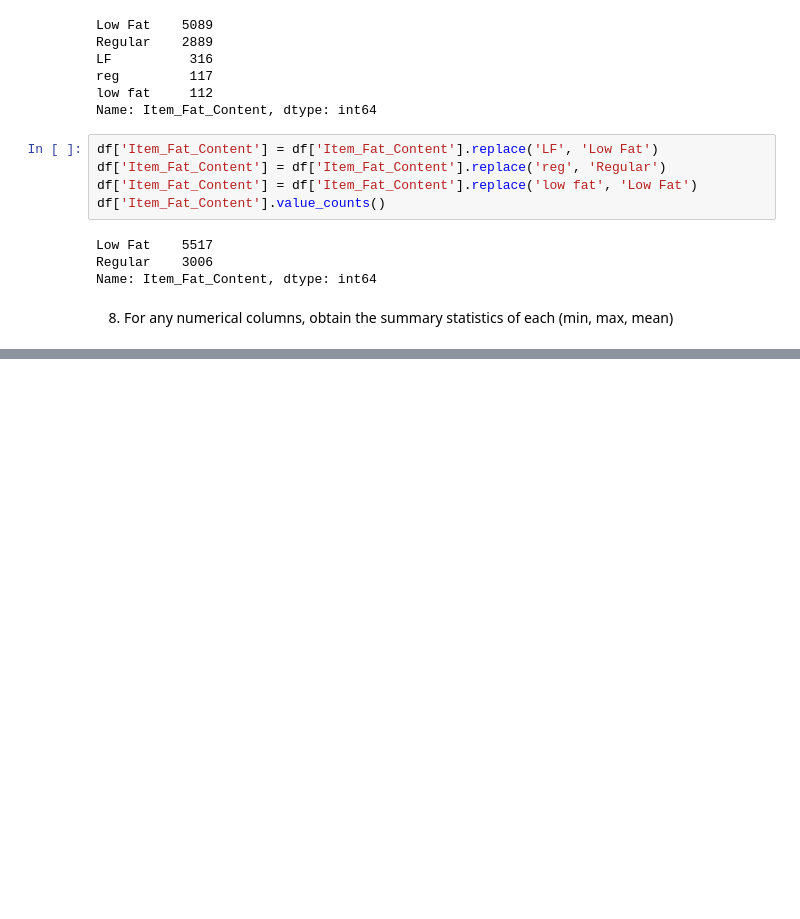
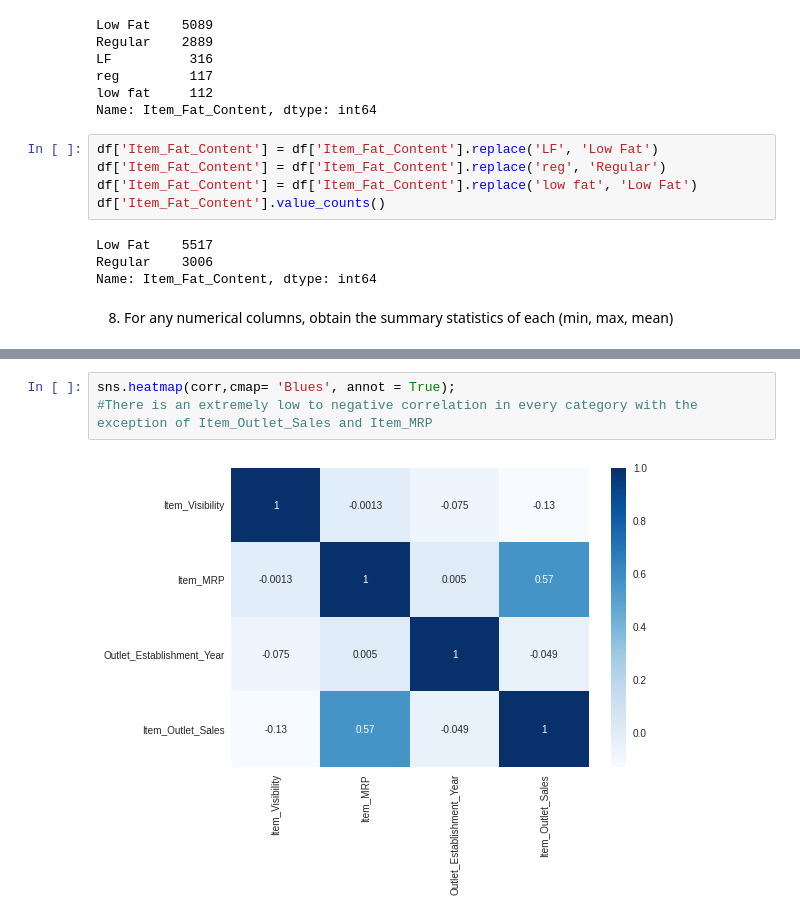
Before and after one commit to CheyQ27/Grocery-Sales, a Jupyter notebook: Sales_Predictions.ipynb, the cells around one changed output, grey strips where cells are left out. Saved outputs shown, nothing was run; the diff lists cells and outputs as text; blank space fills up the shorter version.

```diff
--- a/Sales_Predictions.ipynb
+++ b/Sales_Predictions.ipynb
@@ -221,0 +247,5 @@ df.describe().round(2)
+# %%
+sns.heatmap(corr,cmap= 'Blues', annot = True);
+#There is an extremely low to negative correlation in every category with the exception of Item_Outlet_Sales and Item_MRP
+# %% [output]
+[figure, added]
```
Also changed, not shown: parts of 9 cells of this notebook.
